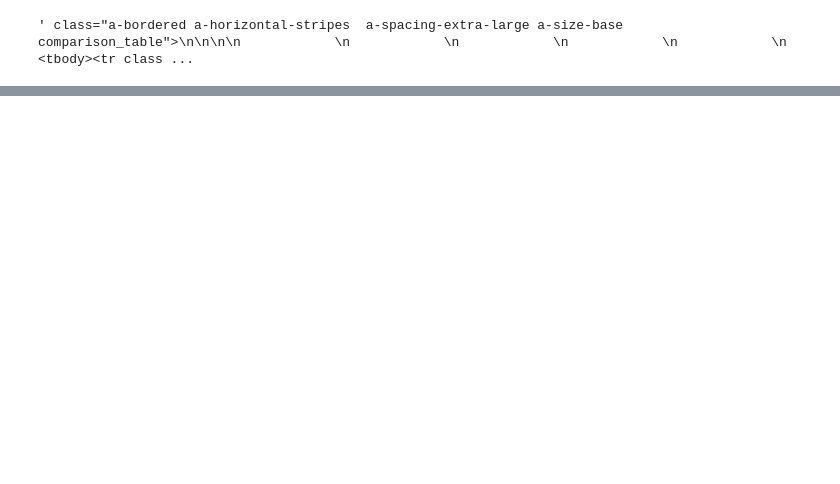
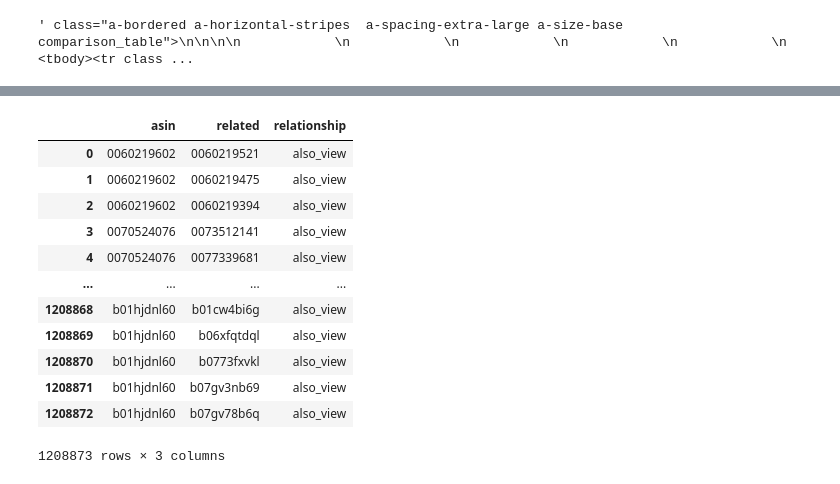
Before and after one commit to AshishSinha5/recommender, a Jupyter notebook: notebooks/6.1-amazon-explicit-data-transform.ipynb, the cells around one changed output, grey strips where cells are left out. Cells and saved outputs as stored; diff of their text form; code cells hidden in the pictures; blank space fills up the shorter version.

```diff
--- a/notebooks/6.1-amazon-explicit-data-transform.ipynb
+++ b/notebooks/6.1-amazon-explicit-data-transform.ipynb
@@ -65,0 +189,16 @@ df.to_csv(write_path, index = False)
+# %%
+also_view_df
+# %% [output]
+|  | asin | related | relationship |
+| 0 | 0060219602 | 0060219521 | also_view |
+| 1 | 0060219602 | 0060219475 | also_view |
+| 2 | 0060219602 | 0060219394 | also_view |
+| 3 | 0070524076 | 0073512141 | also_view |
+| 4 | 0070524076 | 0077339681 | also_view |
+| ... | ... | ... | ... |
+| 1208868 | b01hjdnl60 | b01cw4bi6g | also_view |
+| 1208869 | b01hjdnl60 | b06xfqtdql | also_view |
+| 1208870 | b01hjdnl60 | b0773fxvkl | also_view |
+| 1208871 | b01hjdnl60 | b07gv3nb69 | also_view |
+| 1208872 | b01hjdnl60 | b07gv78b6q | also_view |
+1208873 rows × 3 columns
```
Also changed, not shown: parts of 17 cells of this notebook, 1 other file.
